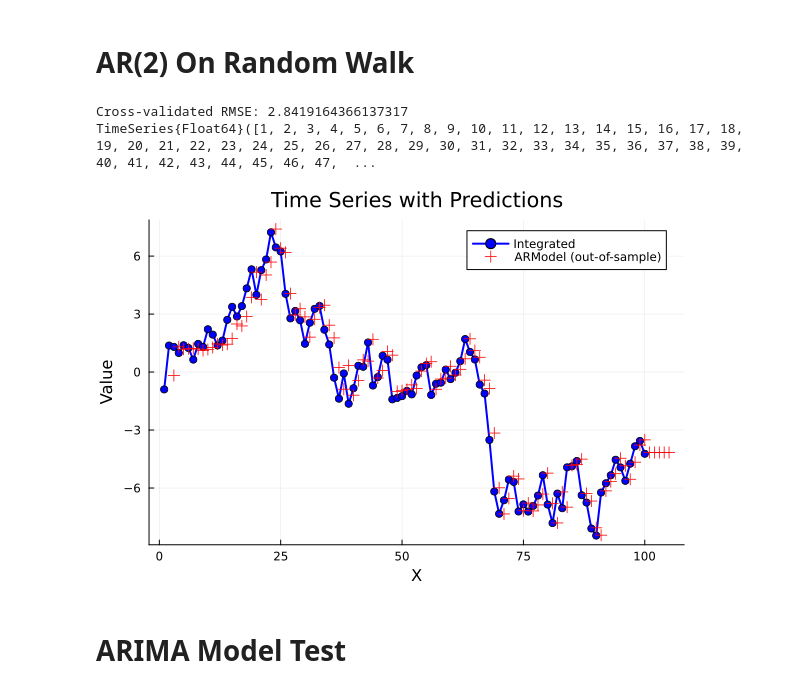
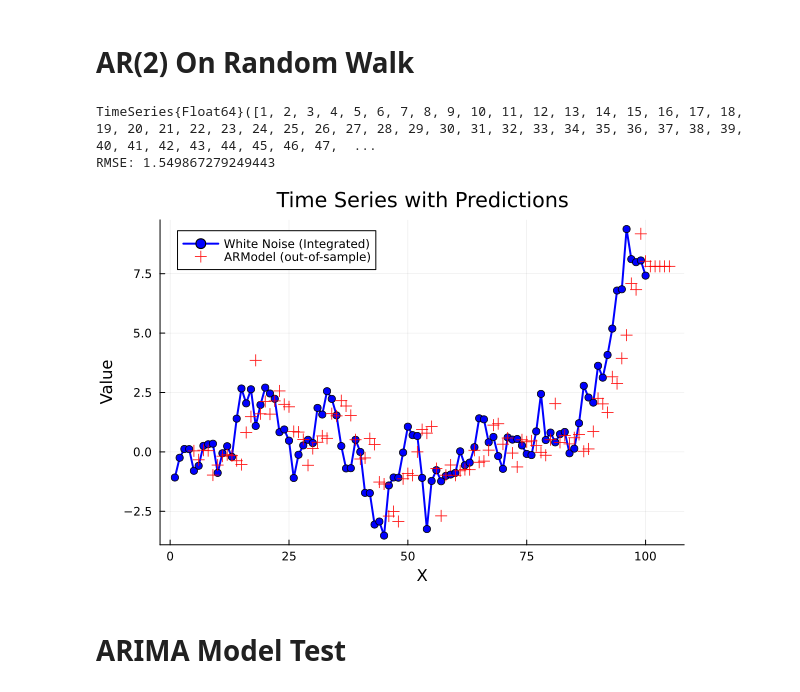
Before and after one commit to YannickGibson/TimeSeriesKit.jl, a Jupyter notebook: examples/models.ipynb, the cells around one changed output. Cells and saved outputs as stored; diff of their text form; code cells hidden in the pictures.

```diff
--- a/examples/models.ipynb
+++ b/examples/models.ipynb
@@ -98,16 +115,17 @@ plot_timeseries(ts, predicted_ses)
 # %% [markdown]
 # AR(2) On Random Walk
 # %%
-ar = ARModel(p=1)
+ar = ARModel(p=3)
 
-white = integrate(TimeSeries(randn(100)))
+white = integrate(WhiteNoise(100))
 
 predictions = iterative_predict(ar, white, 5)
 println(white)
+println("RMSE: $(rmse(white, predictions))")
 plot_timeseries(white, predictions)
 # %% [output]
-Cross-validated RMSE: 2.8419164366137317
 TimeSeries{Float64}([1, 2, 3, 4, 5, 6, 7, 8, 9, 10, 11, 12, 13, 14, 15, 16, 17, 18, 19, 20, 21, 22, 23, 24, 25, 26, 27, 28, 29, 30, 31, 32, 33, 34, 35, 36, 37, 38, 39, 40, 41, 42, 43, 44, 45, 46, 47,  ...
+RMSE: 1.549867279249443
-[figure, old version]
+[figure, new version]
 # %% [markdown]
 # ARIMA Model Test
```
Also changed, not shown: parts of 9 cells of this notebook, 15 other files.
